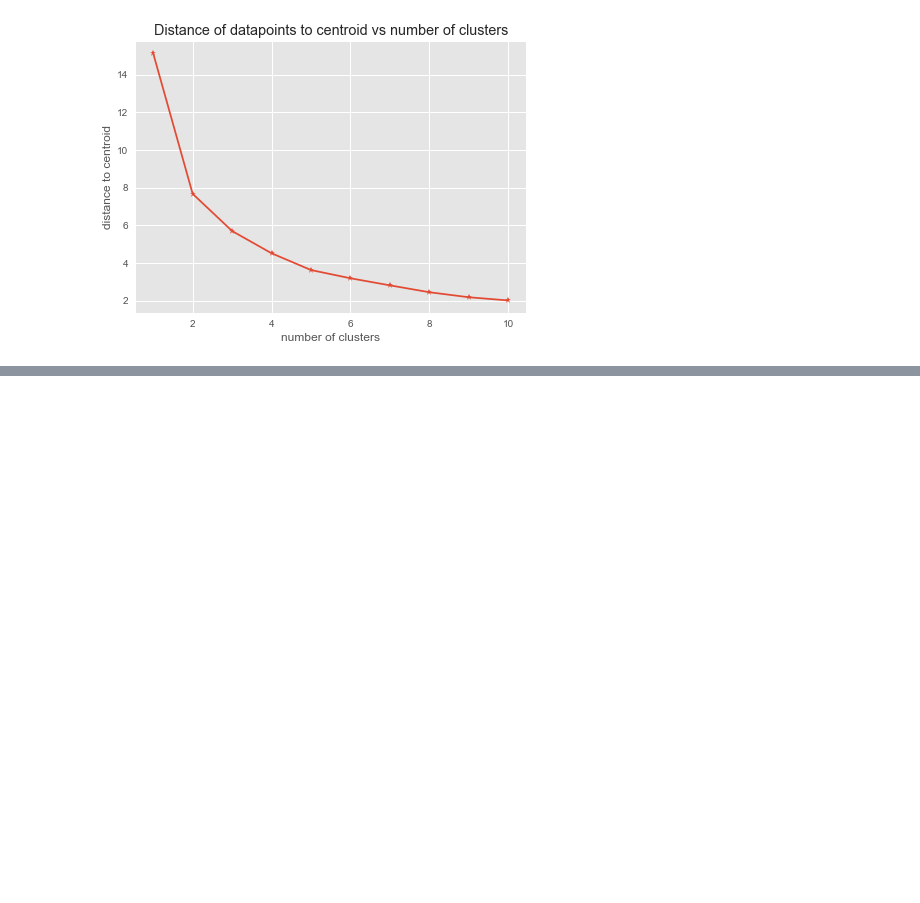
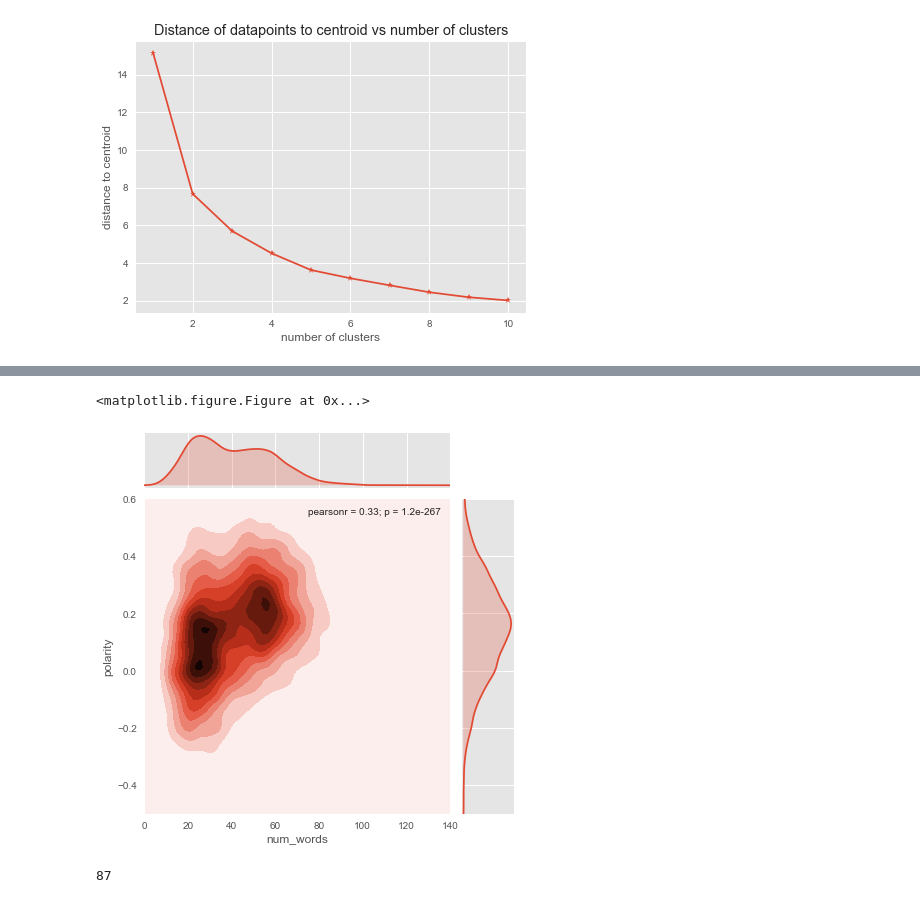
Before and after one commit to pavlafuxova/TFM, a Jupyter notebook: length_polarity_classifier.ipynb, the cells around one changed output, grey strips where cells are left out. Cells and saved outputs as stored; diff of their text form; code cells hidden in the pictures; blank space fills up the shorter version.

```diff
--- a/length_polarity_classifier.ipynb
+++ b/length_polarity_classifier.ipynb
@@ -532,0 +581,7 @@ plt.show()
+# %%
+plt.figure(figsize=(9,5))
+sns.jointplot(x="num_words", y="polarity", data=df_frame,kind="kde", xlim=(0, 140), ylim=(-.5, .6));
+plt.show()
+# %% [output]
+<matplotlib.figure.Figure at 0x...>
+[figure, added]
@@ -532,0 +608,4 @@ plt.show()
+# %%
+cluster_class.count(False)
+# %% [output]
+87
```
Also changed, not shown: parts of 12 cells of this notebook.
